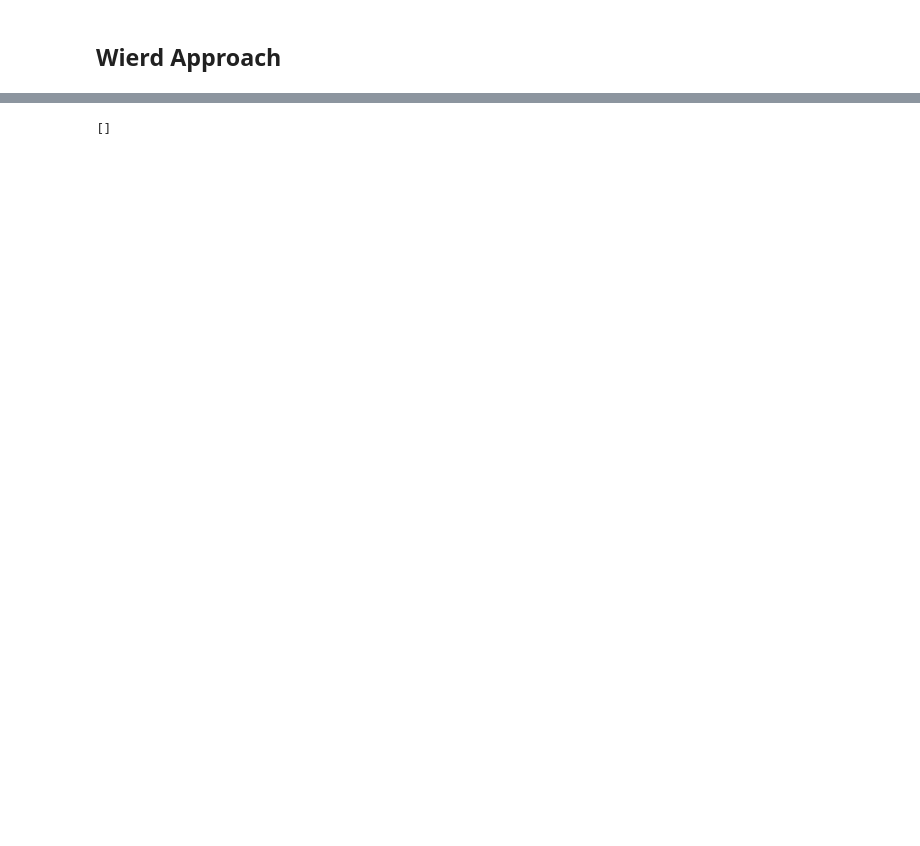
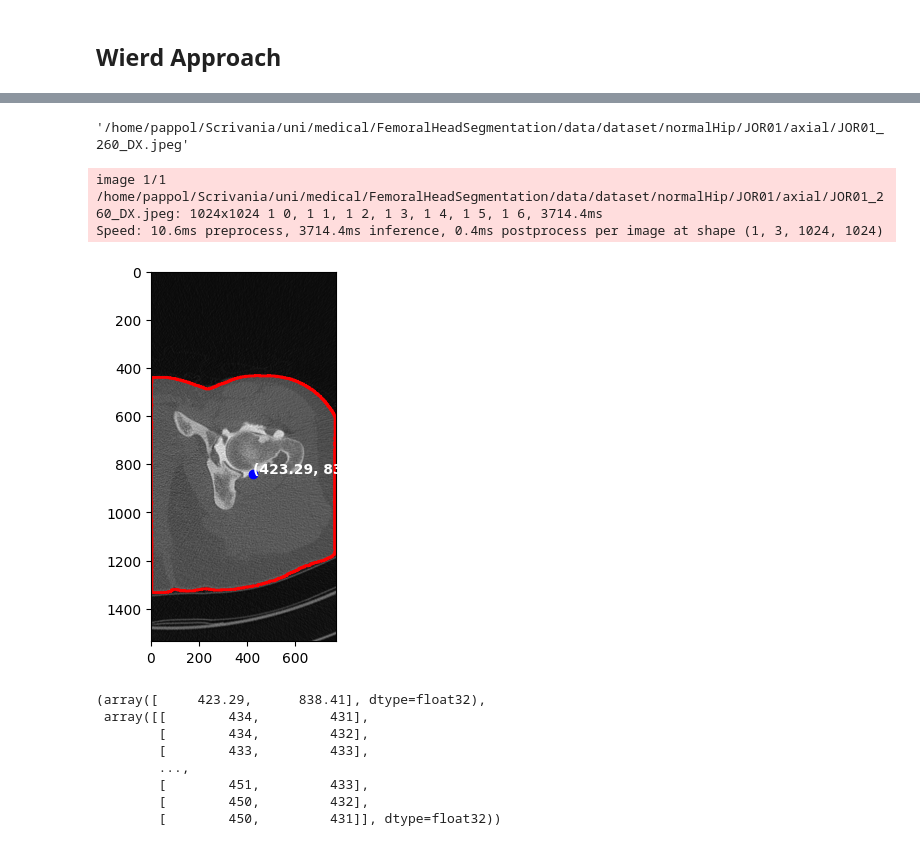
Before and after one commit to Sentz98/FemoralHeadSegmentation, a Jupyter notebook: femoralHeadSegmentation.ipynb, the cells around one changed output, grey strips where cells are left out. Drawn from its saved outputs; the diff is of its cells as text; code cells hidden in the pictures; blank space fills up the shorter version.

```diff
--- a/femoralHeadSegmentation.ipynb
+++ b/femoralHeadSegmentation.ipynb
@@ -446,4 +469,18 @@ index_of_most_round_segment(segmentations)
 # %%
-segmentations
+segmentations[17][1]
 # %% [output]
-[]
+'/home/pappol/Scrivania/uni/medical/FemoralHeadSegmentation/data/dataset/normalHip/JOR01/axial/JOR01_260_DX.jpeg'
+# %%
+find_centroid('/home/pappol/Scrivania/uni/medical/FemoralHeadSegmentation/data/dataset/normalHip/JOR01/axial/JOR01_260_DX.jpeg', model, verbose=True)
+# %% [output]
+image 1/1 /home/pappol/Scrivania/uni/medical/FemoralHeadSegmentation/data/dataset/normalHip/JOR01/axial/JOR01_260_DX.jpeg: 1024x1024 1 0, 1 1, 1 2, 1 3, 1 4, 1 5, 1 6, 3714.4ms
+Speed: 10.6ms preprocess, 3714.4ms inference, 0.4ms postprocess per image at shape (1, 3, 1024, 1024)
+[figure, added]
+(array([     423.29,      838.41], dtype=float32),
+ array([[        434,         431],
+        [        434,         432],
+        [        433,         433],
+        ...,
+        [        451,         433],
+        [        450,         432],
+        [        450,         431]], dtype=float32))
```
Also changed, not shown: parts of 14 cells of this notebook, 2 other files.
